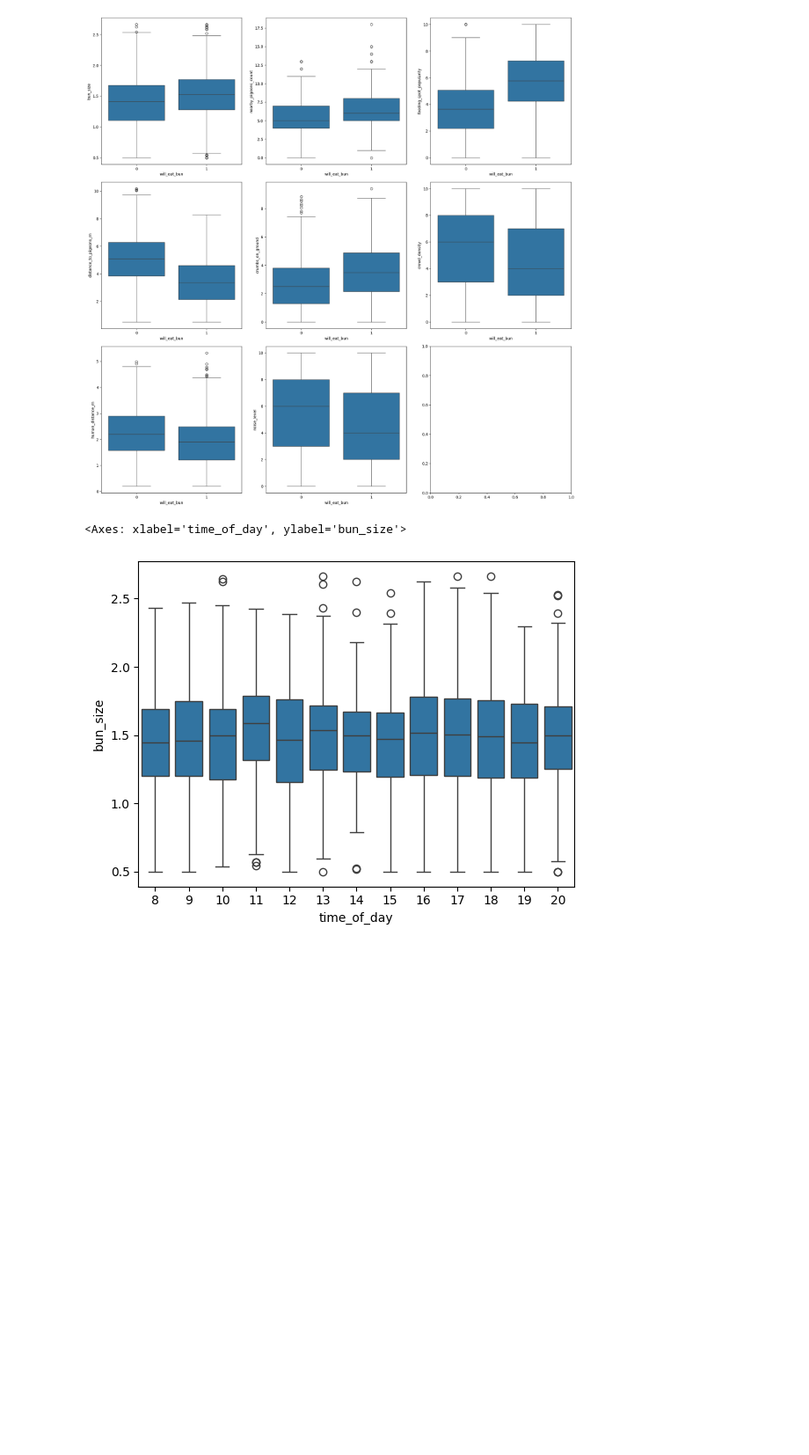
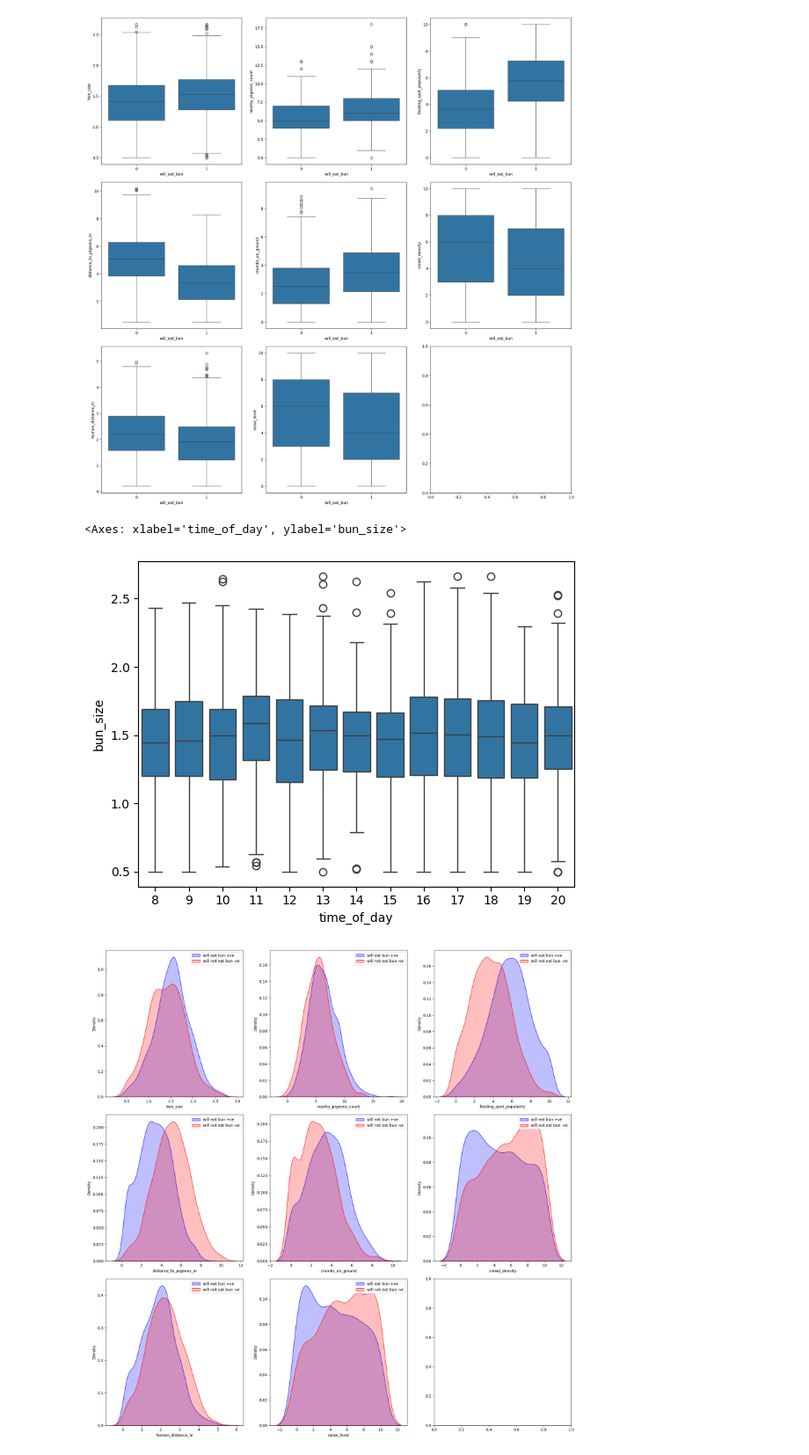
Before and after one commit to Ankitchawla3123/Advance-classification-Practical-, a Jupyter notebook: Assignment1/Dataset1.ipynb, the cells around one changed output. Shown at 88% size. Cells and saved outputs as stored; diff of their text form; code cells hidden in the pictures; blank space fills up the shorter version.

```diff
--- a/Assignment1/Dataset1.ipynb
+++ b/Assignment1/Dataset1.ipynb
@@ -157,8 +157,8 @@ plt.show()
 # vp = ax.violinplot(D)
 # plt.show()
 # %%
-categorical_cols = df.select_dtypes(include=['number']).columns
-categorical_cols
+non_categorical_cols = df.select_dtypes(include=['number']).columns
+non_categorical_cols
 # %% [output]
 Index(['bun_size', 'nearby_pigeons_count', 'feeding_spot_popularity',
        'distance_to_pigeons_m', 'crumbs_on_ground', 'crowd_density',
@@ -171,7 +169,7 @@ Index(['bun_size', 'nearby_pigeons_count', 'feeding_spot_popularity',
 # %%
 import math
 
-total_plots = len(categorical_cols)
+total_plots = len(non_categorical_cols)
 cols = 3
 rows = math.ceil(total_plots / cols)
 
@@ -203,3 +201,48 @@ sns.boxplot(x=df['time_of_day'],y=df["bun_size"])
 # %% [output]
 <Axes: xlabel='time_of_day', ylabel='bun_size'>
 [figure]
+# %%
+
+total_plots = len(non_categorical_cols)
+cols = 3
+rows = math.ceil(total_plots / cols)
+
+fig_width = cols * 6
+fig_height = rows * 6
+
+fig, axes = plt.subplots(
+    nrows=rows,
+    ncols=cols,
+    figsize=(fig_width, fig_height),
+    # constrained_layout=True
+)
+row,col=0,0
+
+for i in df.columns:
+    if df[i].dtype!="category":
+
+        sns.kdeplot(
+            df[df["will_eat_bun"]==1][i],
+            color='blue', label='will eat bun +ve',
+            ax=axes[row,col],
+            fill=True
+            )
+
+        sns.kdeplot(
+            df[df["will_eat_bun"]==0][i],
+            color='red',
+            label='will not eat bun -ve',
+            ax=axes[row,col],
+            fill=True
+            )
+
+        axes[row, col].legend()
+        col=col+1
+        if(col==3):
+            row+=1
+        col=(col)%cols
+
+plt.tight_layout(w_pad=2)
+plt.show()
+# %% [output]
+[figure, added]
```
Also changed, not shown: parts of 11 cells of this notebook.
